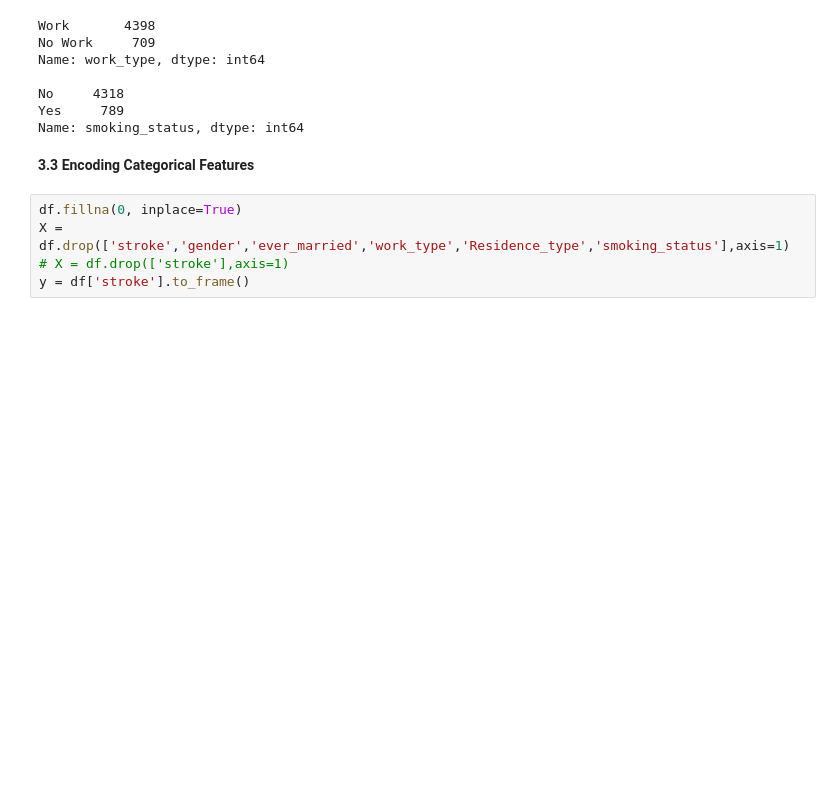
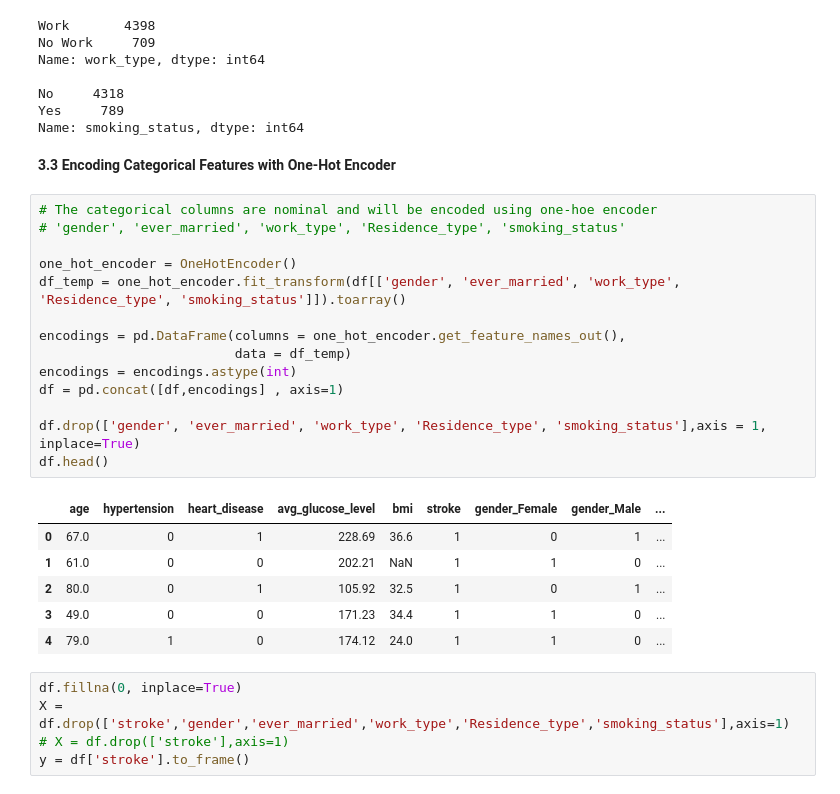
Before and after one commit to fgith/data-science, a Jupyter notebook: kaggle/heart_disease.ipynb, the cells around one changed output. Cells and saved outputs as stored; diff of their text form; blank space fills up the shorter version.

```diff
--- a/kaggle/heart_disease.ipynb
+++ b/kaggle/heart_disease.ipynb
@@ -200,7 +201,28 @@ No     4318
 Yes     789
 Name: smoking_status, dtype: int64
 # %% [markdown]
-**3.3 Encoding Categorical Features**
+**3.3 Encoding Categorical Features with One-Hot Encoder**
+# %%
+# The categorical columns are nominal and will be encoded using one-hoe encoder
+# 'gender', 'ever_married', 'work_type', 'Residence_type', 'smoking_status'
+
+one_hot_encoder = OneHotEncoder()
+df_temp = one_hot_encoder.fit_transform(df[['gender', 'ever_married', 'work_type', 'Residence_type', 'smoking_status']]).toarray()
+
+encodings = pd.DataFrame(columns = one_hot_encoder.get_feature_names_out(),
+                         data = df_temp)
+encodings = encodings.astype(int)
+df = pd.concat([df,encodings] , axis=1)
+
+df.drop(['gender', 'ever_married', 'work_type', 'Residence_type', 'smoking_status'],axis = 1, inplace=True)
+df.head()
+# %% [output]
+|  | age | hypertension | heart_disease | avg_glucose_level | bmi | stroke | gender_Female | gender_Male | ... |
+| 0 | 67.0 | 0 | 1 | 228.69 | 36.6 | 1 | 0 | 1 | ... |
+| 1 | 61.0 | 0 | 0 | 202.21 | NaN | 1 | 1 | 0 | ... |
+| 2 | 80.0 | 0 | 1 | 105.92 | 32.5 | 1 | 0 | 1 | ... |
+| 3 | 49.0 | 0 | 0 | 171.23 | 34.4 | 1 | 1 | 0 | ... |
+| 4 | 79.0 | 1 | 0 | 174.12 | 24.0 | 1 | 1 | 0 | ... |
 # %%
 df.fillna(0, inplace=True)
 X = df.drop(['stroke','gender','ever_married','work_type','Residence_type','smoking_status'],axis=1)
```
Also changed, not shown: parts of 1 cell of this notebook.
